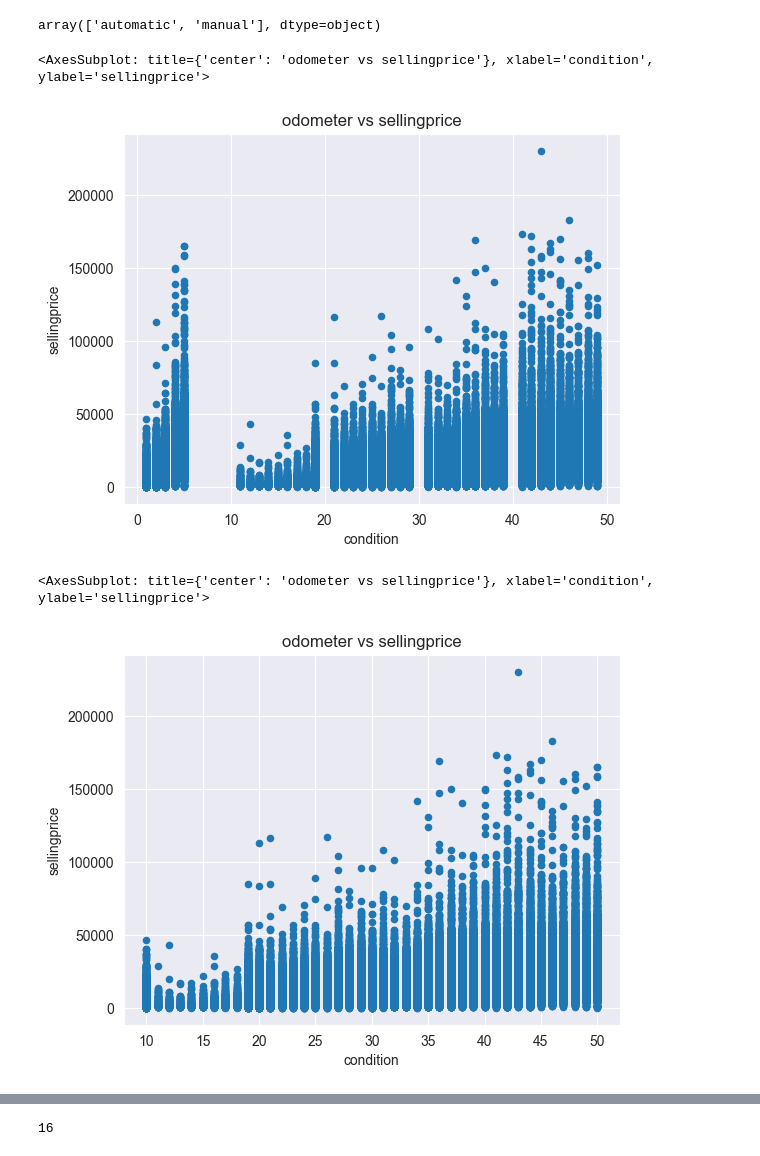
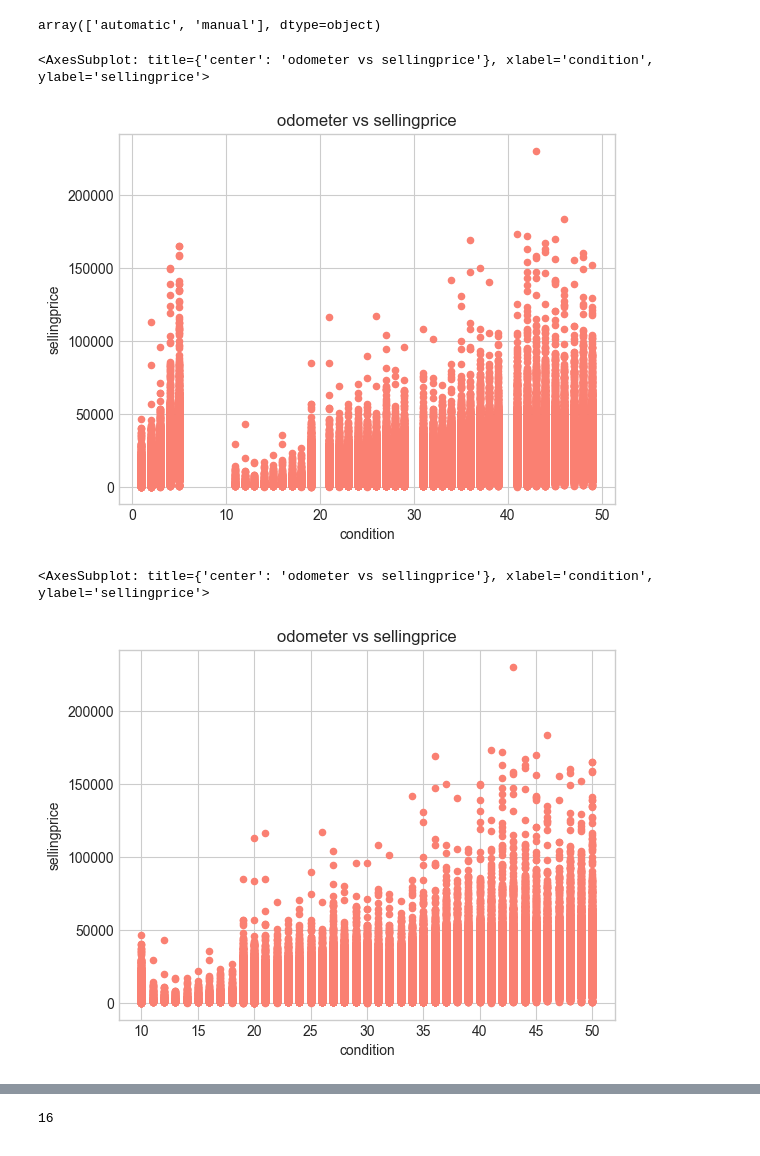
Before and after one commit to PavloKukurik/Car_prices_research, a Jupyter notebook: proj_test.ipynb, the cells around one changed output, grey strips where cells are left out. Cells and saved outputs as stored; diff of their text form; code cells hidden in the pictures.

```diff
--- a/proj_test.ipynb
+++ b/proj_test.ipynb
@@ -33,6 +33,8 @@ import pandas as pd
 import seaborn as sns
 import statsmodels.api as sm
 import matplotlib.pyplot as plt
+
+plt.style.use('seaborn-whitegrid')
 # %%
 df = pd.read_csv('car_prices.csv')
 df.head(1000)
@@ -261,20 +245,22 @@ array(['automatic', 'manual'], dtype=object)
 df['state']=df['state'].apply(lambda x:x if len(x)==2 else None)
 df['state']=df['state'].str.upper()
 # %%
-df.plot.scatter(x='condition',y='sellingprice',title='odometer vs sellingprice')
+# Before scaling
+df.plot.scatter(x='condition',y='sellingprice',title='odometer vs sellingprice', color='salmon')
 # %% [output]
 <AxesSubplot: title={'center': 'odometer vs sellingprice'}, xlabel='condition', ylabel='sellingprice'>
-[figure, old version]
+[figure, new version]
 # %%
-# some condition values range between 1 and 5, some bewteen 10 and 50
+# some condition values range between 1 and 5, some between 10 and 50
 # scale is different for these two groups
 #1==10, 2==20... 5==50 as we understand it
 df['condition']=df['condition'].apply(lambda x:x*10 if x<=5 else x)
+
 # After transformation
-df.plot.scatter(x='condition',y='sellingprice',title='odometer vs sellingprice')
+df.plot.scatter(x='condition',y='sellingprice',title='odometer vs sellingprice', color='salmon')
 # %% [output]
 <AxesSubplot: title={'center': 'odometer vs sellingprice'}, xlabel='condition', ylabel='sellingprice'>
-[figure, old version]
+[figure, new version]
 # %%
 colors=[]
 
```
Also changed, not shown: parts of 10 cells of this notebook, 1 other file.
